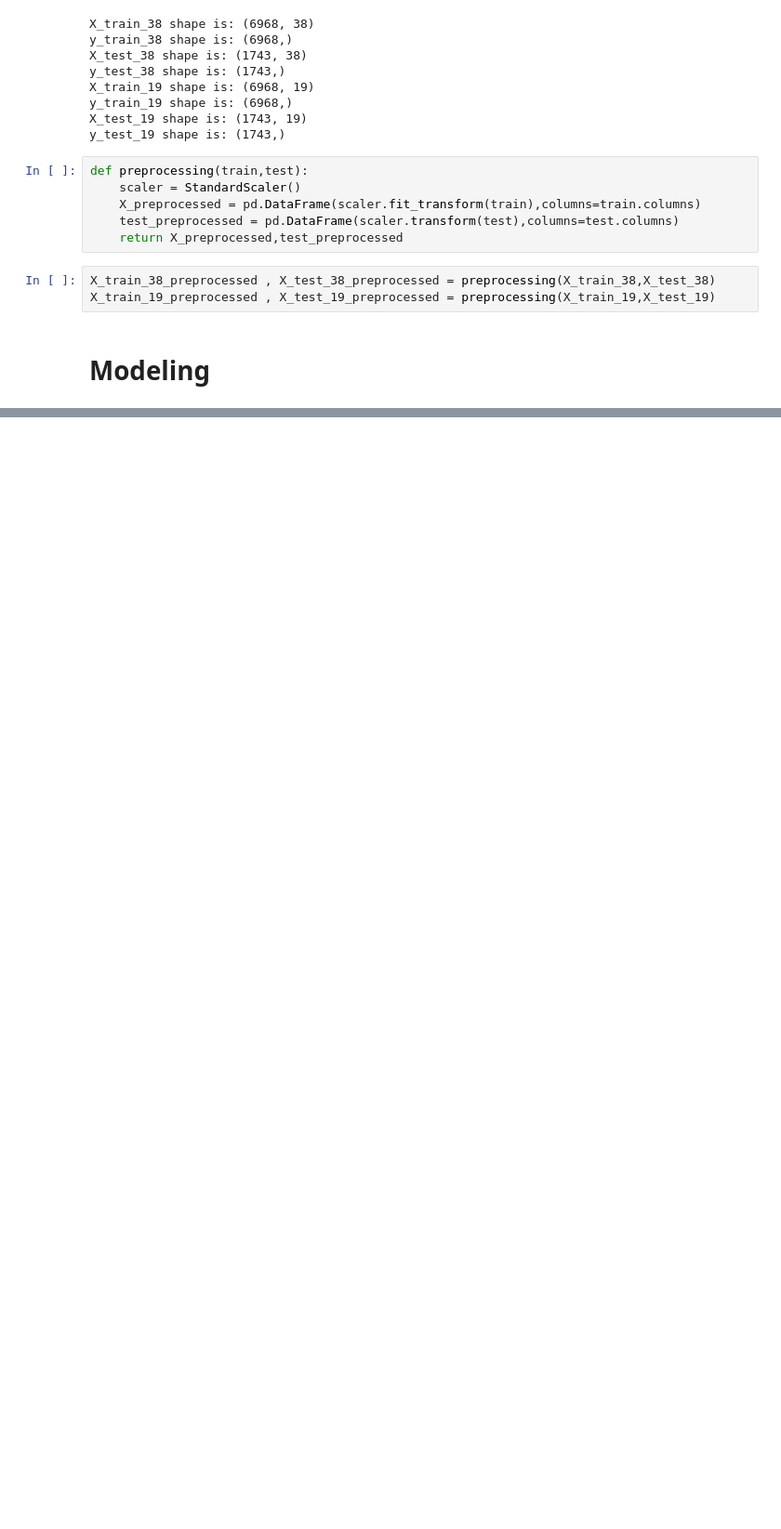
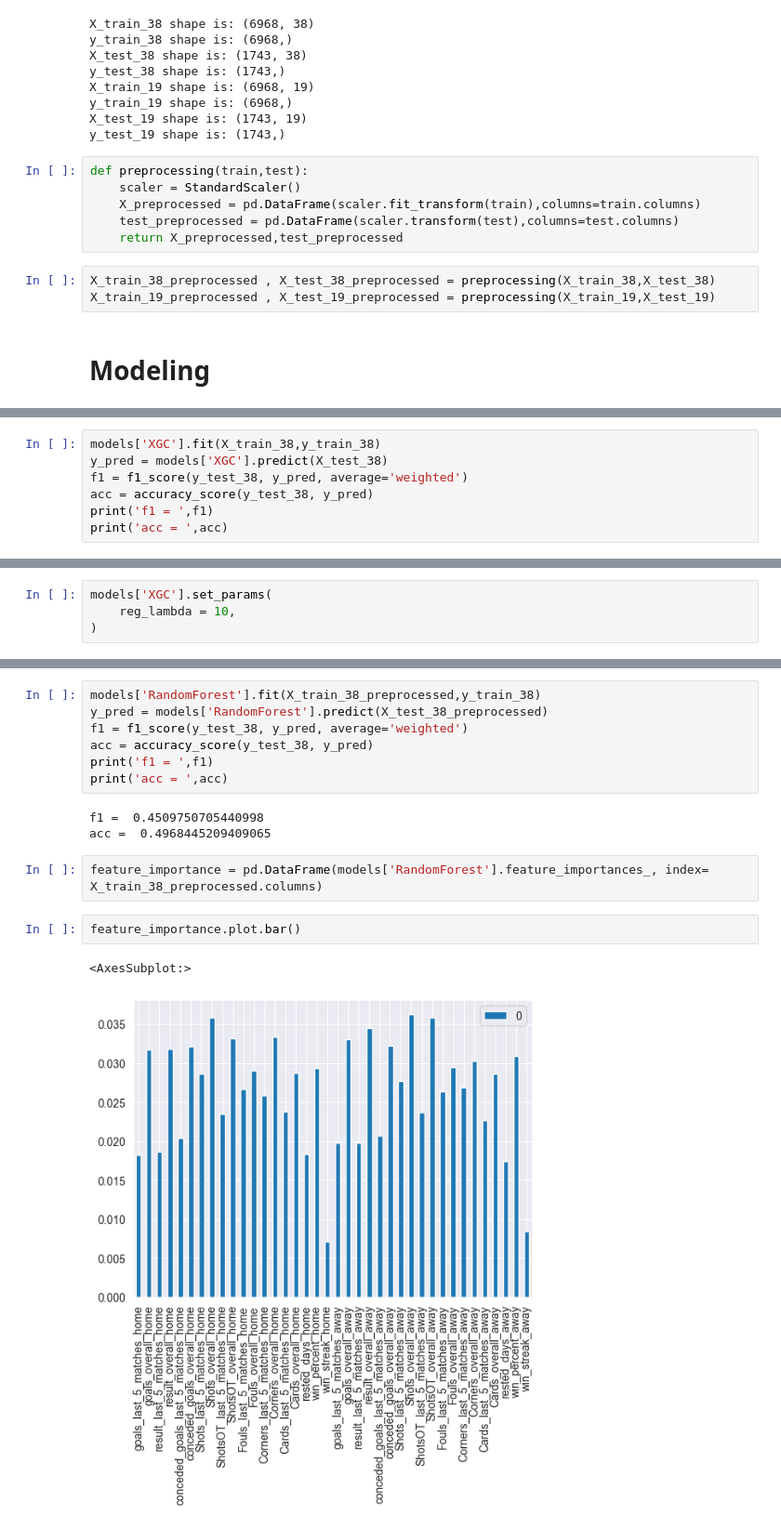
Before and after one commit to zak-soussi/Football_Match_Prediction, a Jupyter notebook: preprocessing_modeling.ipynb, the cells around one changed output, grey strips where cells are left out. Shown: that part at 93% size. Cells and saved outputs as stored; diff of their text form; blank space fills up the shorter version.

```diff
--- a/preprocessing_modeling.ipynb
+++ b/preprocessing_modeling.ipynb
@@ -111,0 +282,7 @@ weighted avg       0.43      0.46      0.44      1743
+# %%
+models['XGC'].fit(X_train_38,y_train_38)
+y_pred = models['XGC'].predict(X_test_38)
+f1 = f1_score(y_test_38, y_pred, average='weighted')
+acc = accuracy_score(y_test_38, y_pred)
+print('f1 = ',f1)
+print('acc = ',acc)
@@ -111,0 +296,4 @@ weighted avg       0.43      0.46      0.44      1743
+# %%
+models['XGC'].set_params(
+    reg_lambda = 10,
+)
@@ -111,0 +311,17 @@ weighted avg       0.43      0.46      0.44      1743
+# %%
+models['RandomForest'].fit(X_train_38_preprocessed,y_train_38)
+y_pred = models['RandomForest'].predict(X_test_38_preprocessed)
+f1 = f1_score(y_test_38, y_pred, average='weighted')
+acc = accuracy_score(y_test_38, y_pred)
+print('f1 = ',f1)
+print('acc = ',acc)
+# %% [output]
+f1 =  0.4509750705440998
+acc =  0.4968445209409065
+# %%
+feature_importance = pd.DataFrame(models['RandomForest'].feature_importances_, index= X_train_38_preprocessed.columns)
+# %%
+feature_importance.plot.bar()
+# %% [output]
+<AxesSubplot:>
+[figure, added]
```
Also changed, not shown: parts of 43 cells of this notebook.
